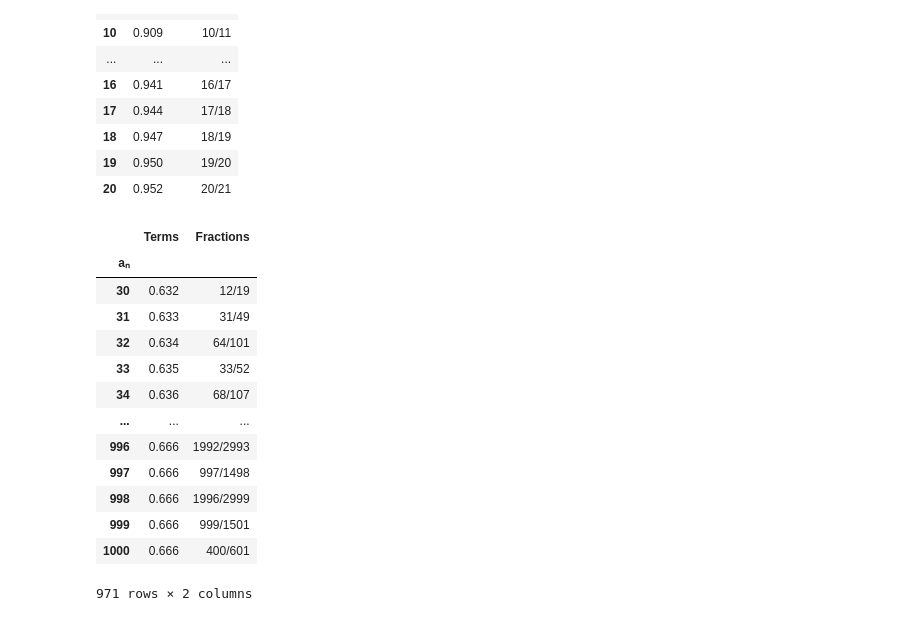
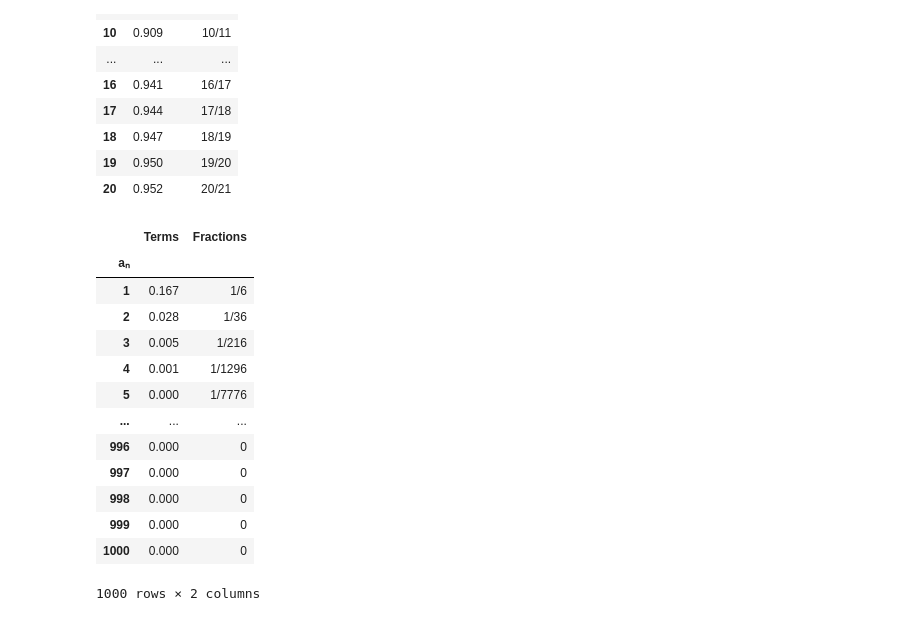
Before and after one commit to BotanicalAmy/Calculus-Calculator, a Jupyter notebook: Calculus_Calculator.ipynb, the cells around one changed output. Drawn from its saved outputs; the diff is of its cells as text; code cells hidden in the pictures.

```diff
--- a/Calculus_Calculator.ipynb
+++ b/Calculus_Calculator.ipynb
@@ -464,21 +469,21 @@ series_table(1, 20,lambda n: 1/(n*(n+1)))
 # %%
 #if you are only given the equation for the nth partial term, use the sequence table function
 #this table will show you if the related summand is divergent (infinitely increasing or decreasing) or convergent (approaching a limit)
 
 #notice the final term converges to 2/3
-sequence_table(30, 1000,lambda n:2*n/(3*n+5))
+sequence_table(1, 1000,lambda n:1/(6**n))
 # %% [output]
 |  | Terms | Fractions |
 | aₙ |  |  |
-| 30 | 0.632 | 12/19 |
-| 31 | 0.633 | 31/49 |
-| 32 | 0.634 | 64/101 |
-| 33 | 0.635 | 33/52 |
-| 34 | 0.636 | 68/107 |
+| 1 | 0.167 | 1/6 |
+| 2 | 0.028 | 1/36 |
+| 3 | 0.005 | 1/216 |
+| 4 | 0.001 | 1/1296 |
+| 5 | 0.000 | 1/7776 |
 | ... | ... | ... |
-| 996 | 0.666 | 1992/2993 |
-| 997 | 0.666 | 997/1498 |
-| 998 | 0.666 | 1996/2999 |
-| 999 | 0.666 | 999/1501 |
-| 1000 | 0.666 | 400/601 |
+| 996 | 0.000 | 0 |
+| 997 | 0.000 | 0 |
+| 998 | 0.000 | 0 |
+| 999 | 0.000 | 0 |
+| 1000 | 0.000 | 0 |
-971 rows × 2 columns
+1000 rows × 2 columns
```
Also changed, not shown: parts of 6 cells of this notebook.
